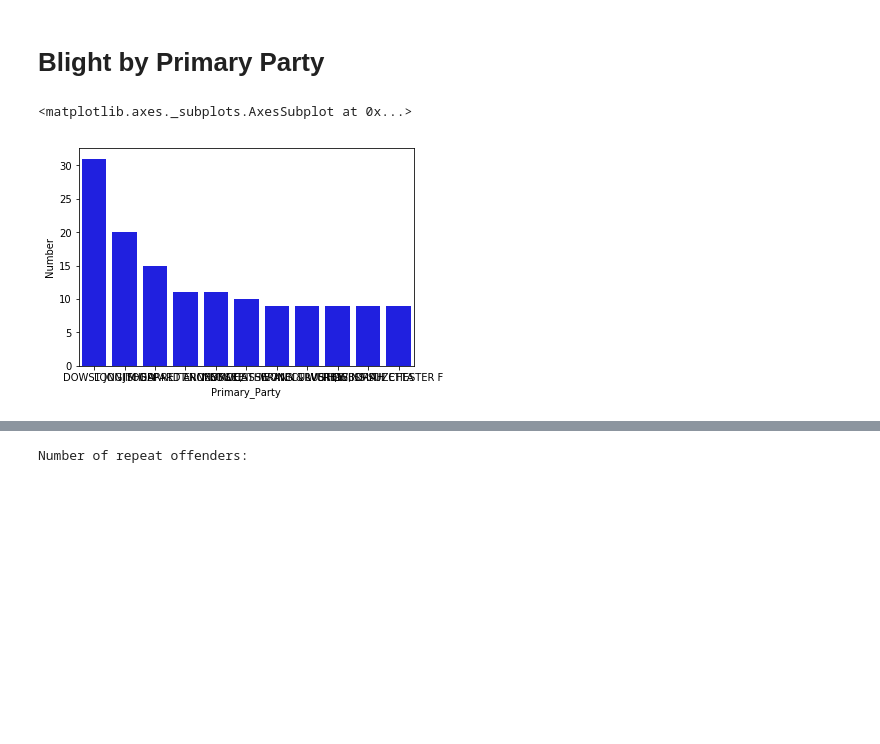
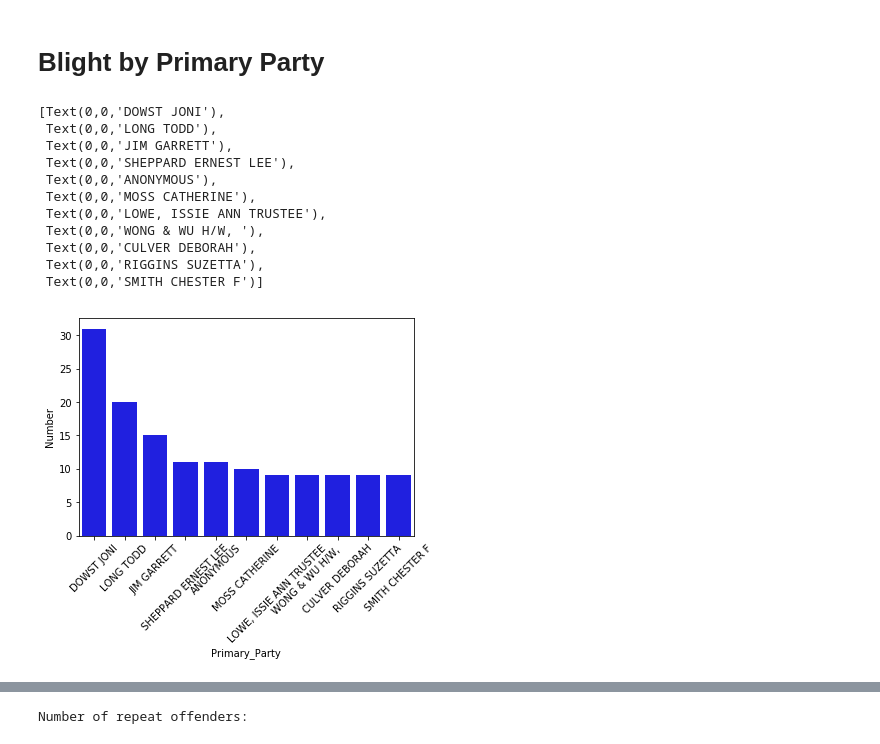
Before and after one commit to hanrosen/gainesville, a Jupyter notebook: Blight-Analysis.ipynb, the cells around one changed output, grey strips where cells are left out. Drawn from its saved outputs; the diff is of its cells as text; code cells hidden in the pictures; blank space fills up the shorter version.

```diff
--- a/Blight-Analysis.ipynb
+++ b/Blight-Analysis.ipynb
@@ -236,11 +236,22 @@ primary_party = primary_party.to_frame()
 primary_party_frame = primary_party[3:14]
 # primary_party.index
 # %%
-sns.barplot(x=primary_party_frame.index, y="Number", data=primary_party_frame,
+plot = sns.barplot(x=primary_party_frame.index, y="Number", data=primary_party_frame,
             label="Total", color="b")
+plot.set_xticklabels(plot.get_xticklabels(), rotation=45)
 # %% [output]
-<matplotlib.axes._subplots.AxesSubplot at 0x...>
+[Text(0,0,'DOWST JONI'),
+ Text(0,0,'LONG TODD'),
+ Text(0,0,'JIM GARRETT'),
+ Text(0,0,'SHEPPARD ERNEST LEE'),
+ Text(0,0,'ANONYMOUS'),
+ Text(0,0,'MOSS CATHERINE'),
+ Text(0,0,'LOWE, ISSIE ANN TRUSTEE'),
+ Text(0,0,'WONG & WU H/W, '),
+ Text(0,0,'CULVER DEBORAH'),
+ Text(0,0,'RIGGINS SUZETTA'),
+ Text(0,0,'SMITH CHESTER F')]
-[figure, old version]
+[figure, new version]
 # %%
 primary_party = primary_party[3:]
 
```
Also changed, not shown: parts of 5 cells of this notebook, 1 other file.
